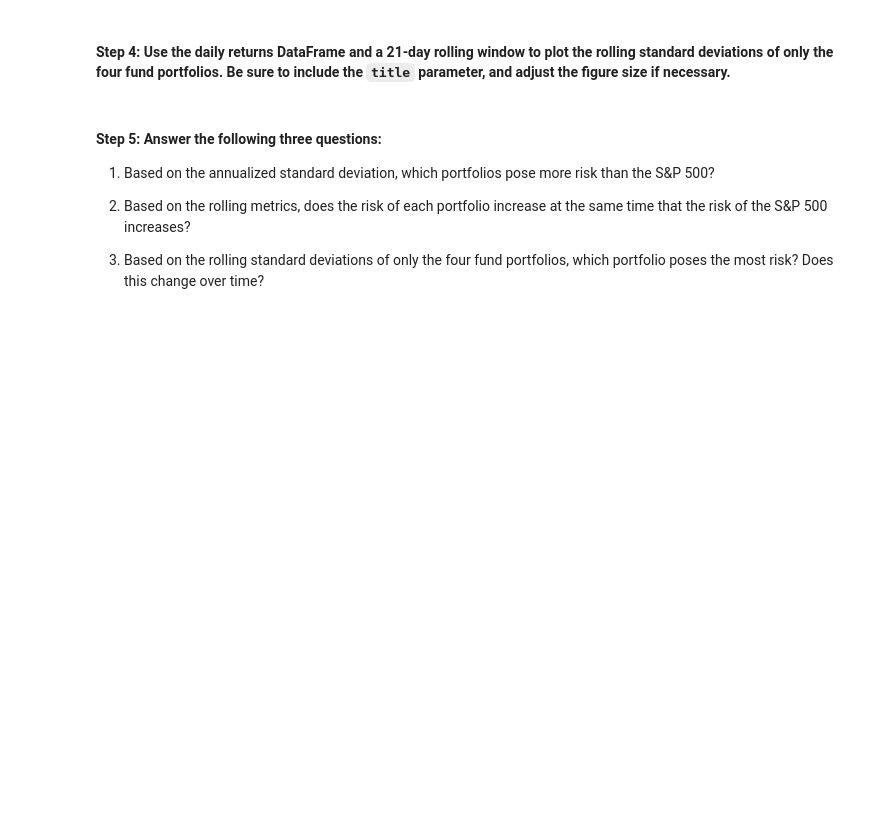
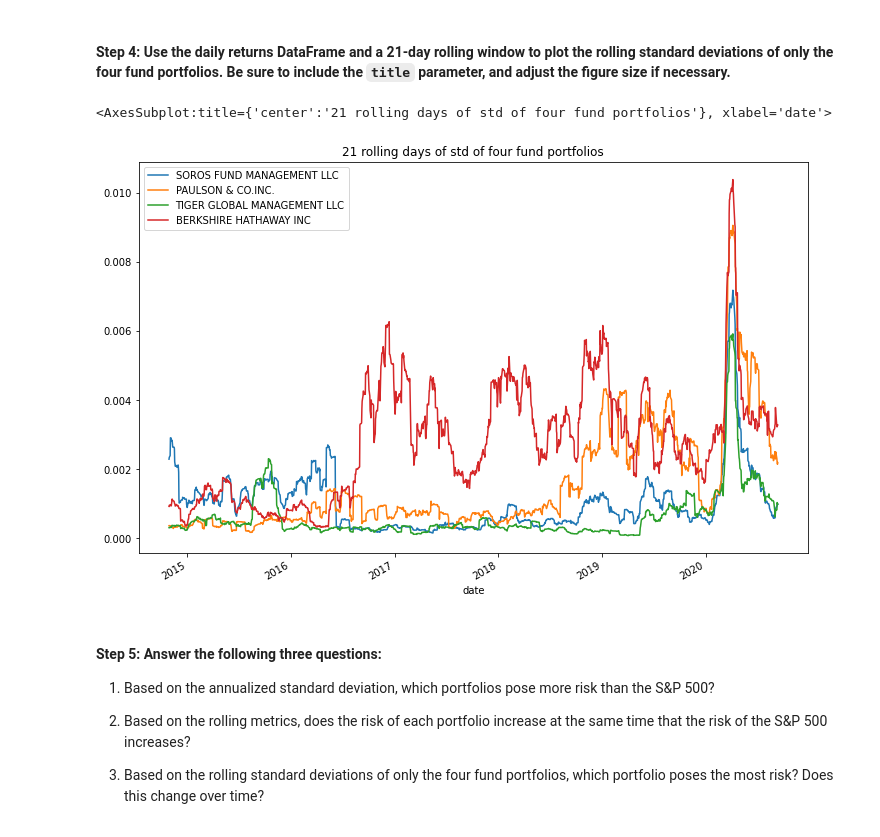
Before and after one commit to sungmoo89/Analyzing-Portfolio, a Jupyter notebook: risk_return_analysis.ipynb, the cells around one changed output. Drawn from its saved outputs; the diff is of its cells as text; code cells hidden in the pictures; blank space fills up the shorter version.

```diff
--- a/risk_return_analysis.ipynb
+++ b/risk_return_analysis.ipynb
@@ -277,7 +302,12 @@ Evaluate the risk profile of each portfolio by using the standard deviation and
 # %%
 # Using the daily return data and a 21-day rolling window, plot the rolling standard deviation of just the 4 portfolios.
 # Include a title parameter and adjust the figure size
 # YOUR CODE HERE
+daily_returns_21_rolling_no_SP = daily_returns_21_rolling.drop(columns = "S&P 500")
+daily_returns_21_rolling_no_SP.plot(figsize = (12,8), title="21 rolling days of std of four fund portfolios")
+# %% [output]
+<AxesSubplot:title={'center':'21 rolling days of std of four fund portfolios'}, xlabel='date'>
+[figure, added]
 # %% [markdown]
 #### Step 5: Answer the following three questions:
 
```
Also changed, not shown: parts of 21 cells of this notebook.
